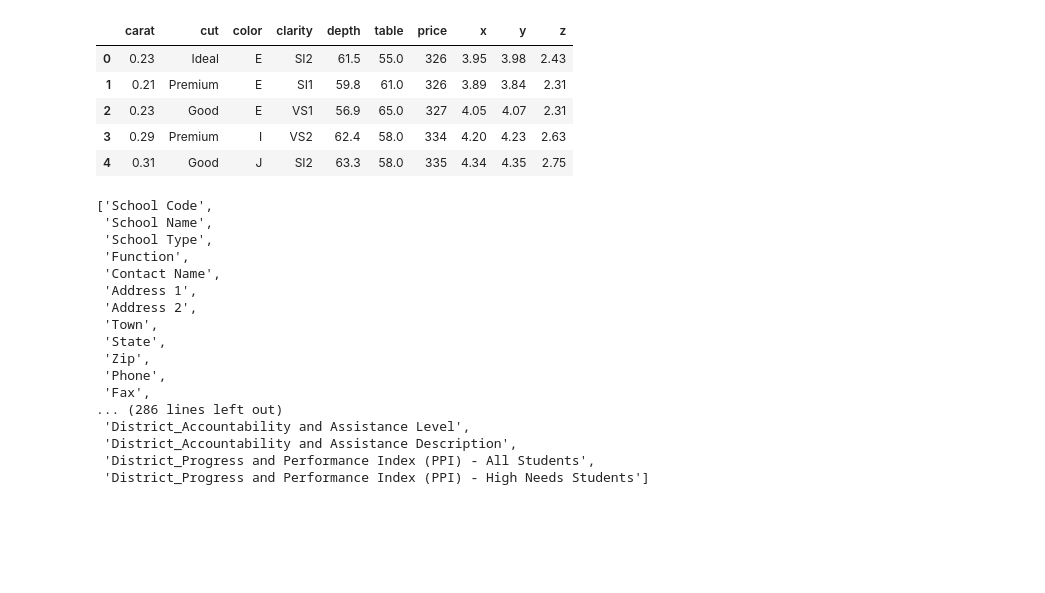
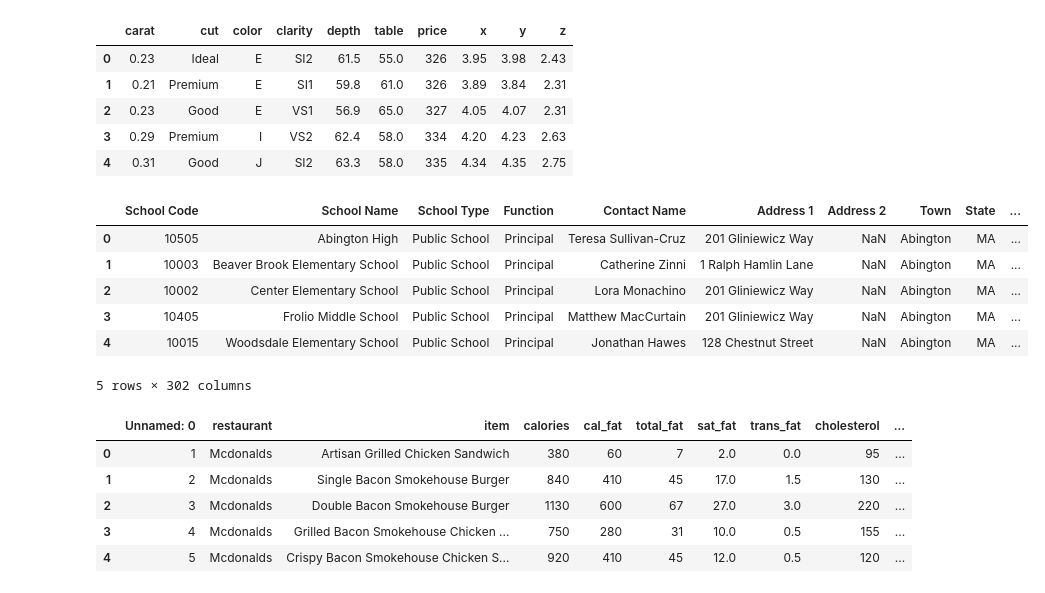
Before and after one commit to briandk/2020-virtual-program-in-data-science, a Jupyter notebook: check_datasets.ipynb, the cells around one changed output. Cells and saved outputs as stored; diff of their text form; code cells hidden in the pictures; blank space fills up the shorter version.

Commit message:
Add fast food calories dataset

```diff
--- a/check_datasets.ipynb
+++ b/check_datasets.ipynb
@@ -58,23 +58,13 @@ diamonds.head()
 | 4 | 0.31 | Good | J | SI2 | 63.3 | 58.0 | 335 | 4.34 | 4.35 | 2.75 |
 # %%
 mass_schools = pd.read_csv("data/massachusetts public schools/MA_Public_Schools_2017.csv")
-# %%
-[column for column in mass_schools.columns]
-# %% [output]
-['School Code',
- 'School Name',
- 'School Type',
- 'Function',
- 'Contact Name',
- 'Address 1',
- 'Address 2',
- 'Town',
- 'State',
- 'Zip',
- 'Phone',
- 'Fax',
-... (286 lines left out)
- 'District_Accountability and Assistance Level',
- 'District_Accountability and Assistance Description',
- 'District_Progress and Performance Index (PPI) - All Students',
- 'District_Progress and Performance Index (PPI) - High Needs Students']
+# %%
+mass_schools.head()
+# %% [output]
+|  | School Code | School Name | School Type | Function | Contact Name | Address 1 | Address 2 | Town | State | ... |
+| 0 | 10505 | Abington High | Public School | Principal | Teresa Sullivan-Cruz | 201 Gliniewicz Way | NaN | Abington | MA | ... |
+| 1 | 10003 | Beaver Brook Elementary School | Public School | Principal | Catherine Zinni | 1 Ralph Hamlin Lane | NaN | Abington | MA | ... |
+| 2 | 10002 | Center Elementary School | Public School | Principal | Lora Monachino | 201 Gliniewicz Way | NaN | Abington | MA | ... |
+| 3 | 10405 | Frolio Middle School | Public School | Principal | Matthew MacCurtain | 201 Gliniewicz Way | NaN | Abington | MA | ... |
+| 4 | 10015 | Woodsdale Elementary School | Public School | Principal | Jonathan Hawes | 128 Chestnut Street | NaN | Abington | MA | ... |
+5 rows × 302 columns
@@ -80,0 +73,9 @@ mass_schools = pd.read_csv("data/massachusetts public schools/MA_Public_Schools_
+# %%
+fast_food.head()
+# %% [output]
+|  | Unnamed: 0 | restaurant | item | calories | cal_fat | total_fat | sat_fat | trans_fat | cholesterol | ... |
+| 0 | 1 | Mcdonalds | Artisan Grilled Chicken Sandwich | 380 | 60 | 7 | 2.0 | 0.0 | 95 | ... |
+| 1 | 2 | Mcdonalds | Single Bacon Smokehouse Burger | 840 | 410 | 45 | 17.0 | 1.5 | 130 | ... |
+| 2 | 3 | Mcdonalds | Double Bacon Smokehouse Burger | 1130 | 600 | 67 | 27.0 | 3.0 | 220 | ... |
+| 3 | 4 | Mcdonalds | Grilled Bacon Smokehouse Chicken ... | 750 | 280 | 31 | 10.0 | 0.5 | 155 | ... |
+| 4 | 5 | Mcdonalds | Crispy Bacon Smokehouse Chicken S... | 920 | 410 | 45 | 12.0 | 0.5 | 120 | ... |
```
Also changed, not shown: parts of 1 cell of this notebook, 1 other file.
